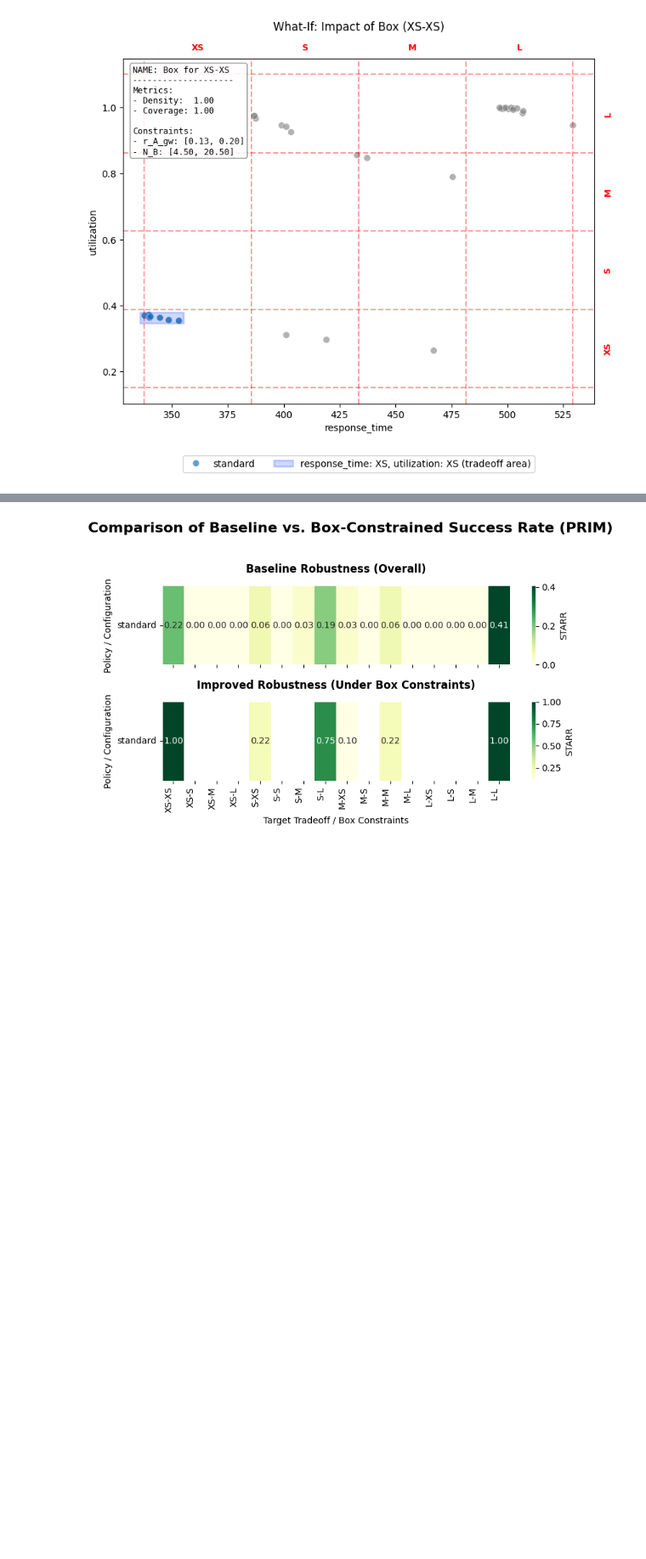
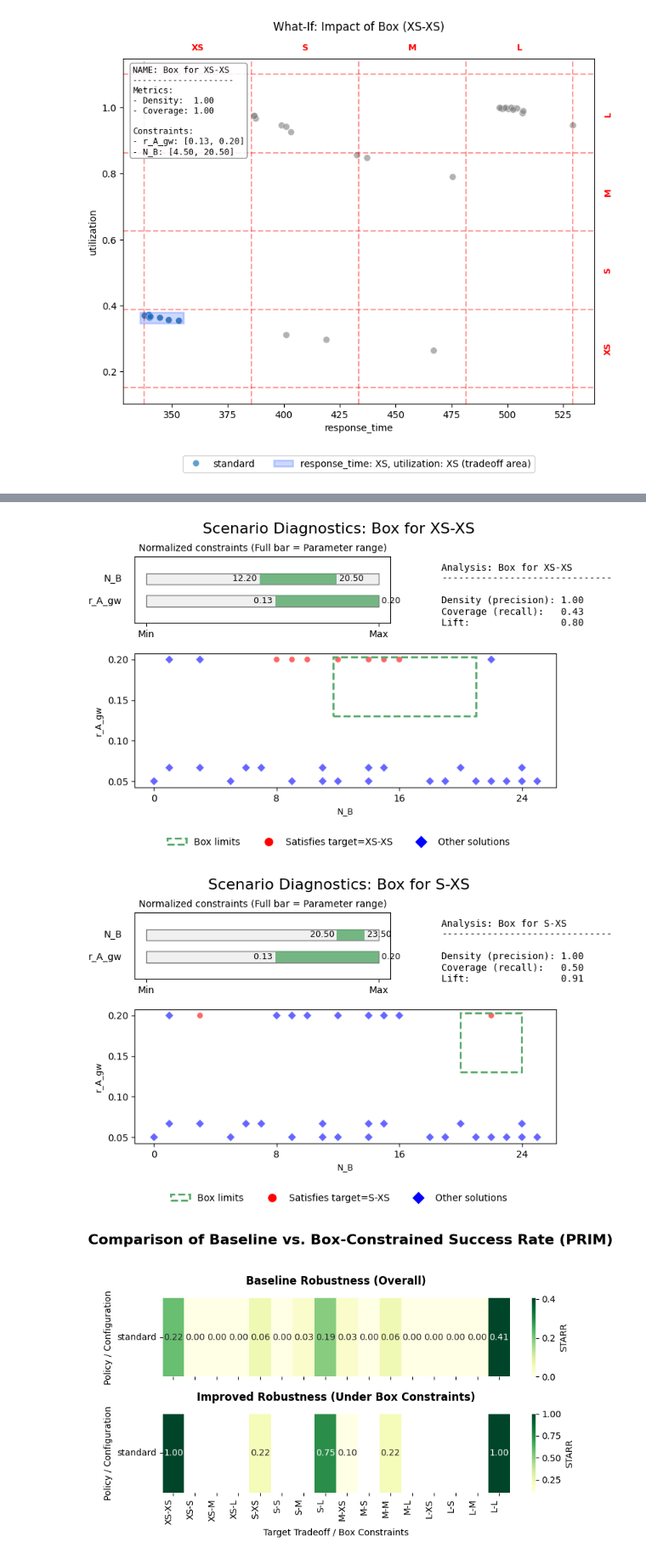
Before and after one commit to andresdp/patterns-sa, a Jupyter notebook: patterns/Gateway_Aggregation/analysis-ga.ipynb, the cells around one changed output, grey strips where cells are left out. Shown at 85% size. Cells and saved outputs as stored; diff of their text form; code cells hidden in the pictures; blank space fills up the shorter version.

```diff
--- a/patterns/Gateway_Aggregation/analysis-ga.ipynb
+++ b/patterns/Gateway_Aggregation/analysis-ga.ipynb
@@ -557,3 +568,10 @@ for x_col, y_col in itertools.combinations(outcome_cols, 2):
+# %%
+for box in cart_boxes: # Inspect CART boxes
+    fig = session.show_box_diagnostics(box, subset='test', show_policies=False, figsize=(8,5))
+    fig.show()
+# %% [output]
+[figure, added]
+[figure, added]
 # %%
 fig = session.show_policy_robustness_comparison_heatmap(
     baseline_matrix=base_robustness_matrix,
```
Also changed, not shown: parts of 2 cells of this notebook, 12 other files.
